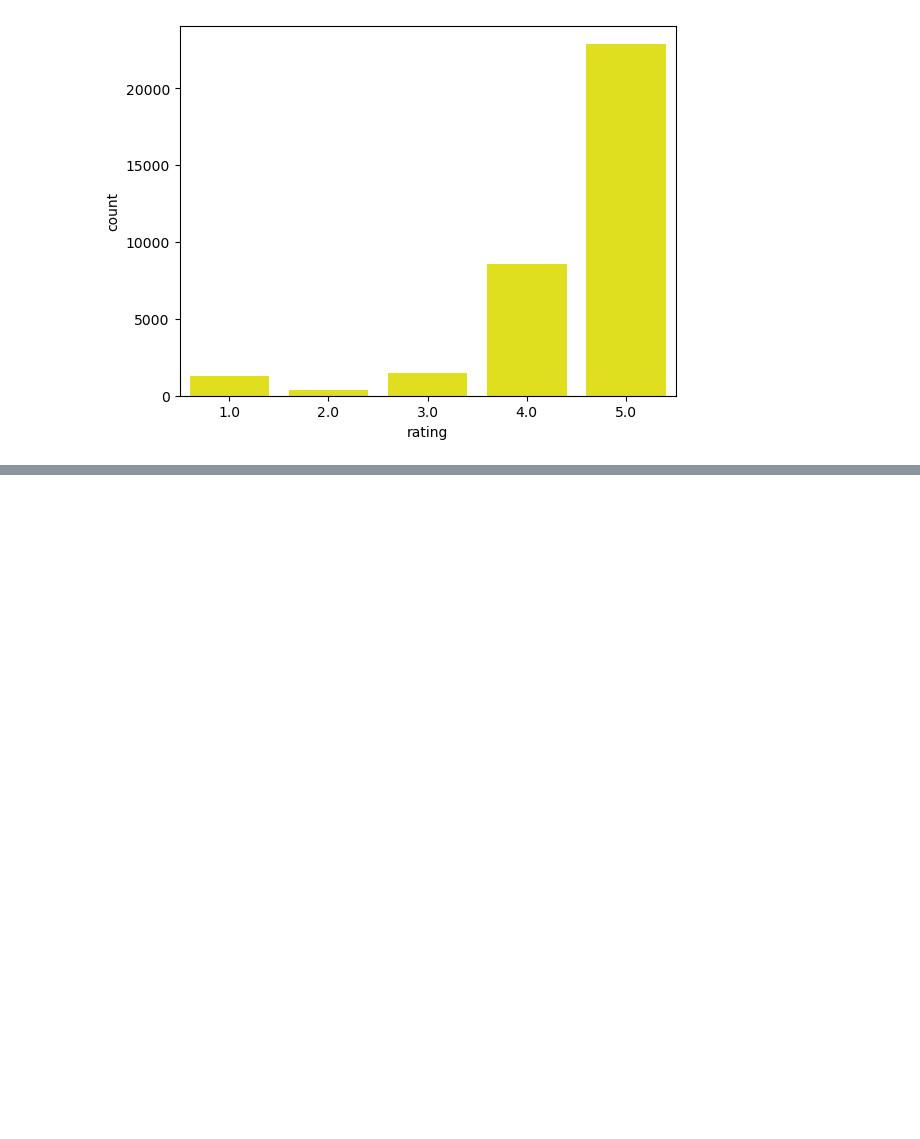
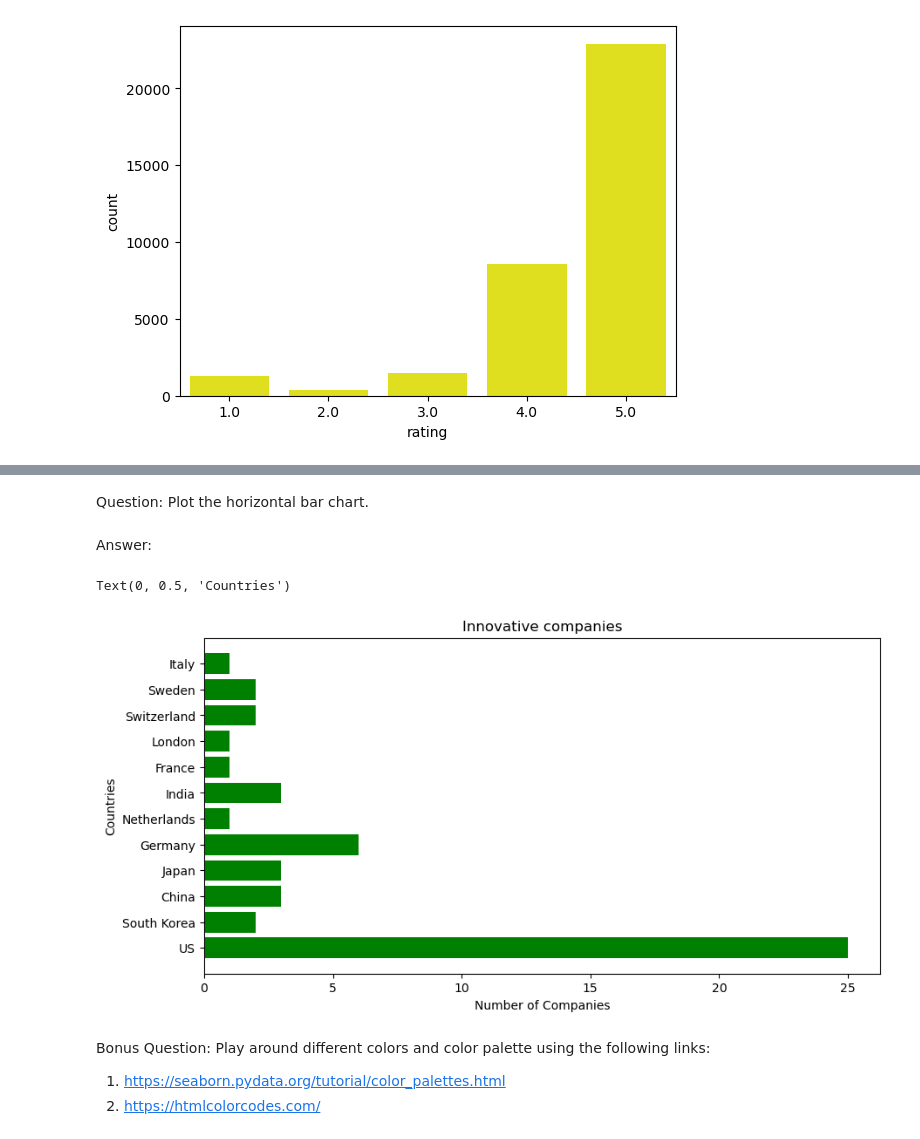
Before and after one commit to shaq31415926/March-Bootcamp, a Jupyter notebook: week5&6/notebooks/bar_chart_&_count_plot.ipynb, the cells around one changed output, grey strips where cells are left out. Saved outputs shown, nothing was run; the diff lists cells and outputs as text; code cells hidden in the pictures; blank space fills up the shorter version.

```diff
--- a/week5&6/notebooks/bar_chart_&_count_plot.ipynb
+++ b/week5&6/notebooks/bar_chart_&_count_plot.ipynb
@@ -154,0 +200,18 @@ sns.countplot(x = 'brand', data = amazon, color = "DarkMagenta", width = 1)
+# %% [markdown]
+Question: Plot the horizontal bar chart.
+# %% [markdown]
+Answer:
+# %%
+fig, ax = plt.subplots(figsize=(10, 5))
+# Plot the data using bar() method
+ax.barh(x, y, color='g')
+ax.set_title("Innovative companies")
+ax.set_xlabel("Number of Companies")
+ax.set_ylabel("Countries")
+# %% [output]
+Text(0, 0.5, 'Countries')
+[figure, added]
+# %% [markdown]
+Bonus Question: Play around different colors and color palette using the following links:
+1. https://seaborn.pydata.org/tutorial/color_palettes.html
+2. https://htmlcolorcodes.com/
```
Also changed, not shown: parts of 13 cells of this notebook, 1 other file.
